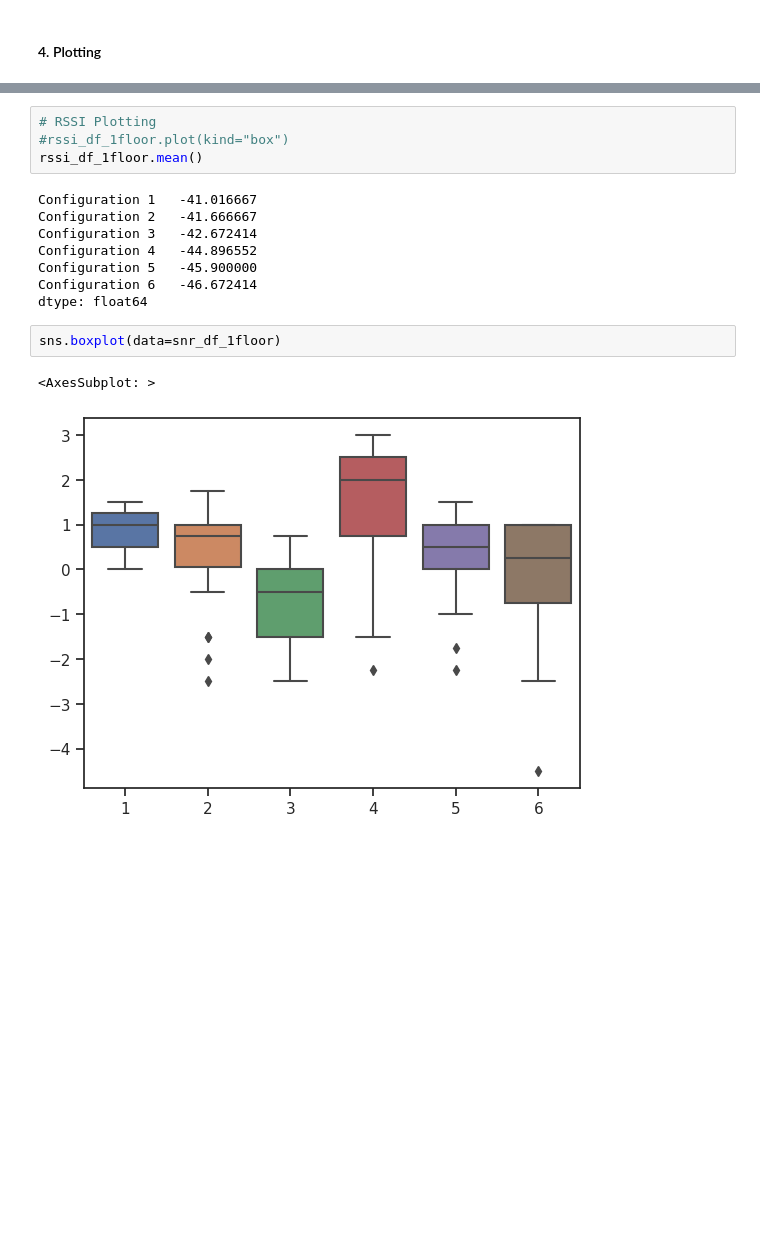
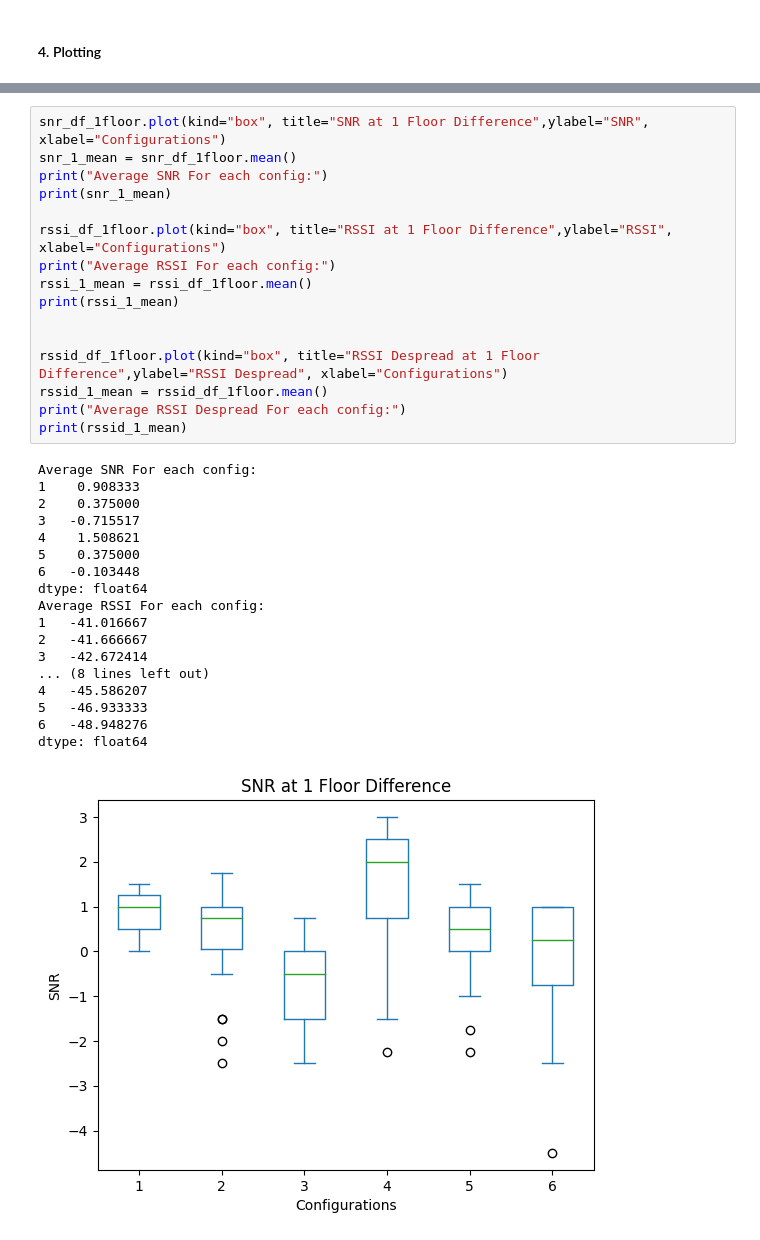
Before and after one commit to marrrk/LoRaDongle, a Jupyter notebook: testing/analyser.ipynb, the cells around one changed output, grey strips where cells are left out. Drawn from its saved outputs; the diff is of its cells as text; blank space fills up the shorter version.

```diff
--- a/testing/analyser.ipynb
+++ b/testing/analyser.ipynb
@@ -363,17 +352,35 @@ dtype: float64
-# %%
-# RSSI Plotting
-#rssi_df_1floor.plot(kind="box")
-rssi_df_1floor.mean()
-# %% [output]
-Configuration 1   -41.016667
-Configuration 2   -41.666667
-Configuration 3   -42.672414
-Configuration 4   -44.896552
-Configuration 5   -45.900000
-Configuration 6   -46.672414
-dtype: float64
-# %%
-sns.boxplot(data=snr_df_1floor)
-# %% [output]
-<AxesSubplot: >
-[figure, removed]
+# %%
+snr_df_1floor.plot(kind="box", title="SNR at 1 Floor Difference",ylabel="SNR", xlabel="Configurations")
+snr_1_mean = snr_df_1floor.mean()
+print("Average SNR For each config:")
+print(snr_1_mean)
+
+rssi_df_1floor.plot(kind="box", title="RSSI at 1 Floor Difference",ylabel="RSSI", xlabel="Configurations")
+print("Average RSSI For each config:")
+rssi_1_mean = rssi_df_1floor.mean()
+print(rssi_1_mean)
+
+
+rssid_df_1floor.plot(kind="box", title="RSSI Despread at 1 Floor Difference",ylabel="RSSI Despread", xlabel="Configurations")
+rssid_1_mean = rssid_df_1floor.mean()
+print("Average RSSI Despread For each config:")
+print(rssid_1_mean)
+# %% [output]
+Average SNR For each config:
+1    0.908333
+2    0.375000
+3   -0.715517
+4    1.508621
+5    0.375000
+6   -0.103448
+dtype: float64
+Average RSSI For each config:
+1   -41.016667
+2   -41.666667
+3   -42.672414
+... (8 lines left out)
+4   -45.586207
+5   -46.933333
+6   -48.948276
+dtype: float64
+[figure, added]
```
Also changed, not shown: parts of 61 cells of this notebook, 8 other files.
